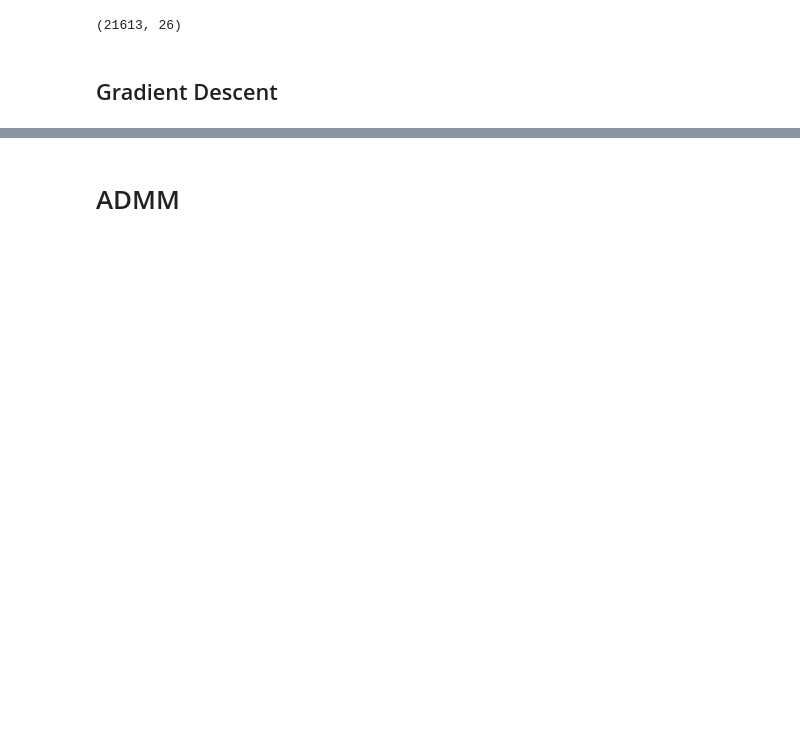
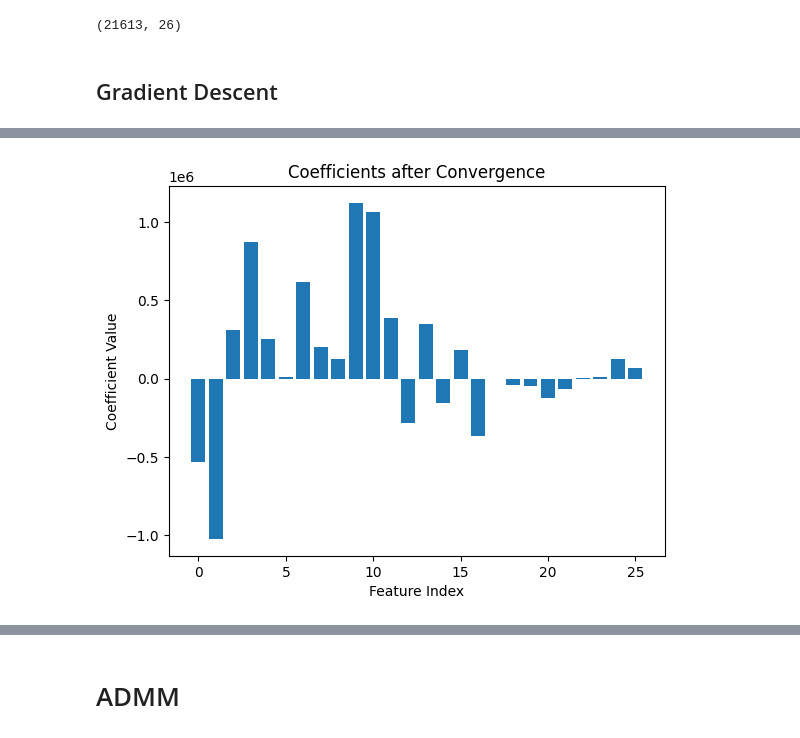
Before and after one commit to tommasomartinelli/Lasso_Admm, a Jupyter notebook: Lasso/house_lasso/Lasso_ADMM.ipynb, the cells around one changed output, grey strips where cells are left out. Cells and saved outputs as stored; diff of their text form; code cells hidden in the pictures; blank space fills up the shorter version.

```diff
--- a/Lasso/house_lasso/Lasso_ADMM.ipynb
+++ b/Lasso/house_lasso/Lasso_ADMM.ipynb
@@ -283,0 +276,13 @@ mean_squared_error(Y_test, Y_predicted)
+# %%
+def plot_coefficients(lasso_model):
+    plt.figure()
+    plt.bar(range(len(lasso_model.W)), lasso_model.W.flatten())
+    plt.xlabel('Feature Index')
+    plt.ylabel('Coefficient Value')
+    plt.title('Coefficients after Convergence')
+    plt.show()
+
+# Dopo la convergenza
+plot_coefficients(lasso)
+# %% [output]
+[figure, added]
```
Also changed, not shown: parts of 27 cells of this notebook, 9 other files.
